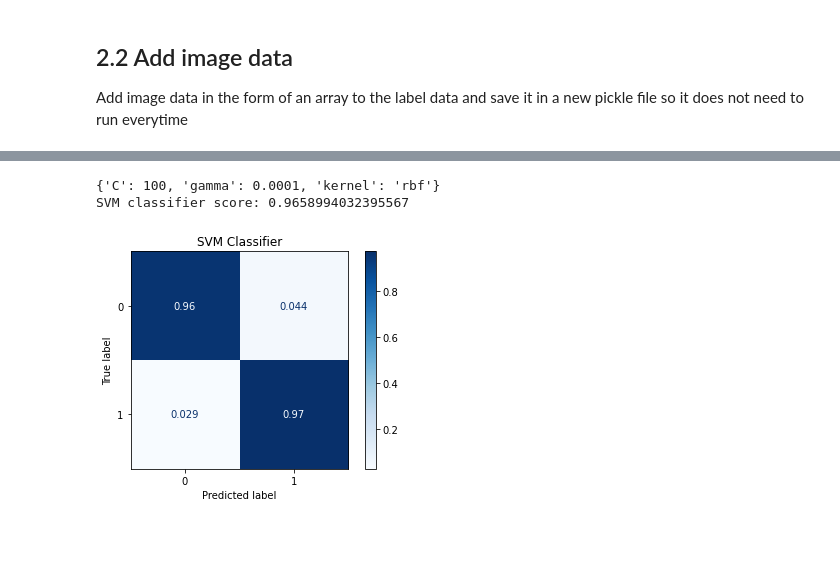
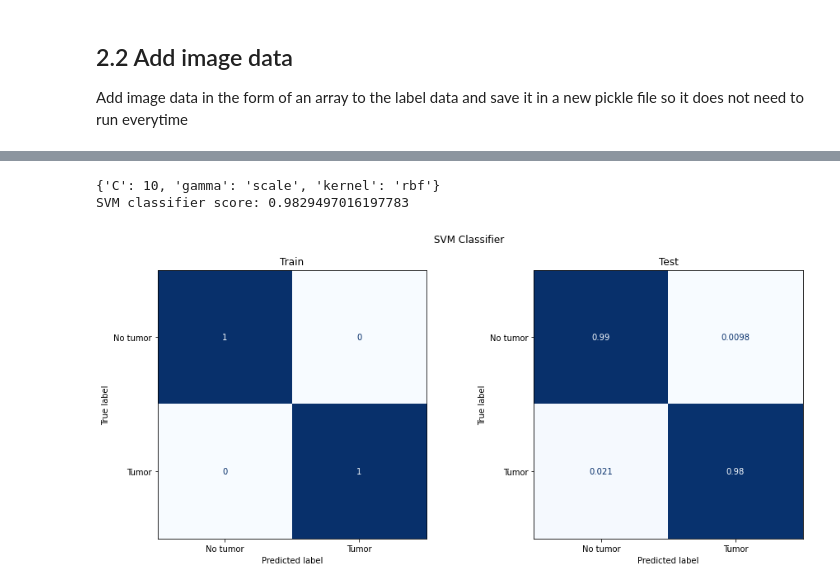
Before and after one commit to tanpinray/AMLS_22-21_SN18100138, a Jupyter notebook: Task_A.ipynb, the cells around one changed output, grey strips where cells are left out. Drawn from its saved outputs; the diff is of its cells as text; code cells hidden in the pictures; blank space fills up the shorter version.

Commit message:
Updated gridsearch for svm to exclude linear

```diff
--- a/Task_A.ipynb
+++ b/Task_A.ipynb
@@ -102,9 +106,10 @@ def extract_hog(images_pixelData):
        hog_features: A list of HOG features for each image
     '''
     hog_features = []
-    for i in range(len(images_pixelData)):
+    for i in tqdm(range(len(images_pixelData))):
+        resized_im = resize(images_pixelData[i], (128, 64))
         # Extract Histogram of Oriented Gradients (HOG) for the image
-        fd = hog(images_pixelData[i], orientations = 9, pixels_per_cell = (8, 8),
+        fd = hog(resized_im, orientations = 9, pixels_per_cell = (8, 8),
                             cells_per_block = (2, 2), visualize = False, block_norm='L2-Hys')
         hog_features.append(fd)
 
@@ -292,7 +307,8 @@ X_train, X_test = PCAPredict(X_train, X_test, 0.95)
 print(f'{X_train.shape[1]} features after PCA')
 
 # Doing feature selection
-X_train, X_test = feature_selection(X_train, X_test, y_train)
+X_train, X_test = feature_selection(X_train, X_test, y_train, 'rf')
 print(f'{X_train.shape[1]} features left after feature selection')
+X_train
 # %% [output]
 train set: 0.7  | test set: 0.3
@@ -408,42 +443,64 @@ def SVMClassifierCV(X_train, y_train, X_test):
         X_train: Training dataset;
         y_train: Training labels;
         X_test: Testing dataset.
 
     Return
         Y_pred: Predicted labels from X_test using SVM.
     '''
 
     # Create dictionary of parameters to cross validate the estimator on
+    # linear was considered in another function as kernel='linear' took very long to compute
     parameters = [
-    {"kernel": ["rbf"], "gamma": [1e-3, 1e-4, 1e-5], "C": [1, 10, 100]},
-    {"kernel": ["linear"], "C": [1, 10, 100]}
+    {"kernel": ["rbf"], "gamma": ['scale', 'auto'], "C": [1, 10, 100]},
+    {"kernel": ["poly"], "gamma": ['scale', 'auto'], "C": [1, 10, 100], "degree": [2, 3, 4]}
     ]
+
     # Create SVC object
     svc = svm.SVC()
     # Exhaustive search over all chosen parameters
-    clf = GridSearchCV(svc, parameters)
+    clf = GridSearchCV(svc, parameters, scoring='accuracy', n_jobs=-2)
     # Fit SVC model with the parameters for cross-validation
     clf.fit(X_train, y_train)
     # Predict labels with the best parameters from cross-validation
     print(clf.best_params_)
+
+#     clf = svm.SVC(C=10, kernel='poly', gamma='scale', degree=3)
+#     clf = svm.LinearSVC(C=10, dual=False)
+    clf.fit(X_train, y_train)
+
     Y_pred = clf.predict(X_test)
 
-    # classes: List of labels - 0 if no_tumor, 1 if glioma_tumor, 2 if meningioma_tumor, 3 if pituitary_tumor
-    disp = metrics.ConfusionMatrixDisplay.from_estimator(
+    fig, axs = plt.subplots(nrows=1, ncols=2, figsize=(15, 6))
+    fig.suptitle('SVM Classifier')
+    axs[0].set_title('Train')
+    axs[1].set_title('Test')
+    metrics.ConfusionMatrixDisplay.from_estimator(
+        clf,
+        X_train,
+        y_train,
+        cmap=plt.cm.Blues,
+        normalize='true',
+        ax = axs[0],
+        display_labels = ['No tumor', 'Tumor'],
+        colorbar = False
+    )
+    metrics.ConfusionMatrixDisplay.from_estimator(
         clf,
         X_test,
         y_test,
         cmap=plt.cm.Blues,
-        normalize='true'
+        normalize='true',
+        ax = axs[1],
+        display_labels = ['No tumor', 'Tumor'],
+        colorbar = False
     )
-    disp.ax_.set_title('SVM Classifier')
 
-    return Y_pred, disp
+    return Y_pred
 
-Y_pred_SVM, disp_SVM = SVMClassifierCV(X_train, y_train, X_test)
+Y_pred_SVM = SVMClassifierCV(X_train, y_train, X_test)
 score_SVM = metrics.accuracy_score(y_test, Y_pred_SVM)
 print('SVM classifier score:', score_SVM)
 # %% [output]
-{'C': 100, 'gamma': 0.0001, 'kernel': 'rbf'}
-SVM classifier score: 0.9658994032395567
+{'C': 10, 'gamma': 'scale', 'kernel': 'rbf'}
+SVM classifier score: 0.9829497016197783
-[figure, old version]
+[figure, new version]
```
Also changed, not shown: parts of 16 cells of this notebook.
